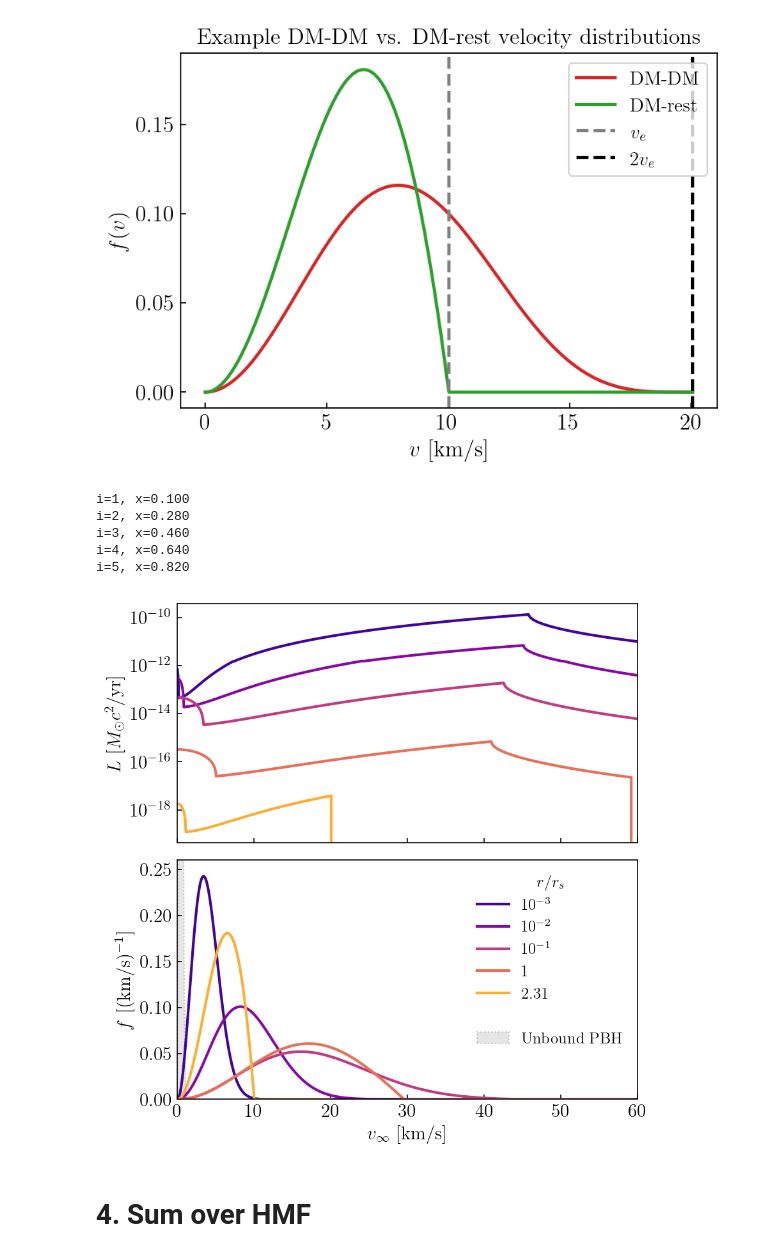
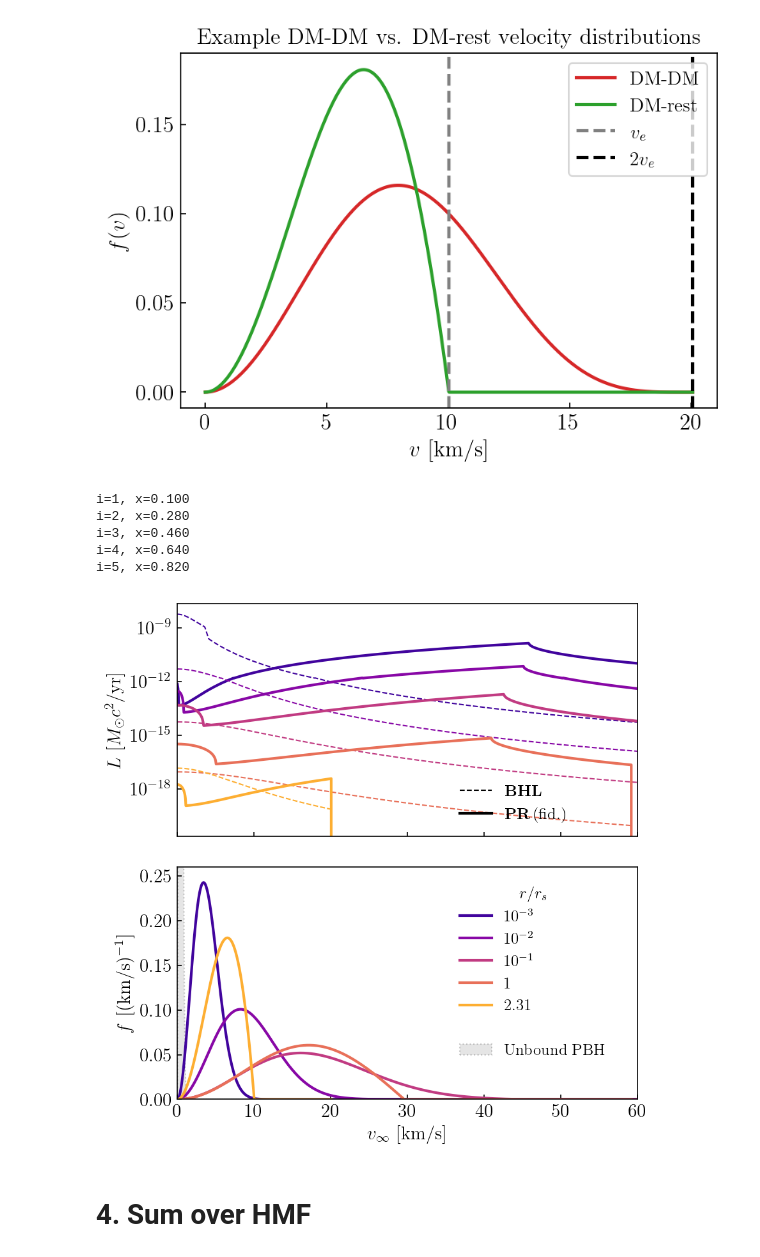
Before and after one commit to yitiansun/DM21cm, a Jupyter notebook: preprocessing/pbh_accretion/global.ipynb, the cells around one changed output. Drawn from its saved outputs; the diff is of its cells as text; code cells hidden in the pictures.

```diff
--- a/preprocessing/pbh_accretion/global.ipynb
+++ b/preprocessing/pbh_accretion/global.ipynb
@@ -189,6 +189,8 @@ r_s = 351.5423 pc
 r_delta = 902.0162 pc
 # %% [markdown]
 $$v_\text{rms}^2 = \frac{3kT}{m}\qquad c_\infty^2 = \frac{5kT}{3m}\quad\Rightarrow\quad c_\infty=\sqrt{\frac{5}{9}}~v_\text{rms}$$
+# %%
+am_cmp = PBHAccretionModel(accretion_type='BHL-ADAF', lambda_fudge=1e-2)
 # %%
 f_DM = cosmo.Odm0 / cosmo.Om0
 f_SM = cosmo.Ob0 / cosmo.Om0
@@ -199,6 +201,7 @@ r_list = [1e-4 * r_s, 1e-3 * r_s, 1e-2 * r_s, 1e-1 * r_s, r_s, 0.9 * r_delta]
 f_s_list = []
 v_km_s_list = []
 L_s_list = []
+L_cmp_s_list = []
 ffud_s_list = []
 fvar_s_list = []
 n_PBH_list = []
@@ -226,6 +229,8 @@ for r in r_list:
     v_km_s_list.append(v_km_s)
     L_s = am.L_func_v(m_PBH, rho_inf, v_km_s, c_inf, z)
     L_s_list.append(L_s)
+    L_cmp_s = am_cmp.L_func_v(m_PBH, rho_inf, v_km_s, c_inf, z)
+    L_cmp_s_list.append(L_cmp_s)
 
     fvar_s = dm_dm_v_rel_dist_unnorm(v_km_s, ve*KM_PER_PC, v0*KM_PER_PC)
     fvar_s /= jnp.trapz(fvar_s, v_km_s)
@@ -291,9 +296,12 @@ for i in range(1, len(r_list)):
     ax = axs[0]
     v_s_plot = list(v_km_s_list[i])
     L_s_plot = list(L_s_list[i] * unit_conversion)
+    L_cmp_s_plot = list(L_cmp_s_list[i] * unit_conversion)
     v_s_plot.append(v_s_plot[-1] + 1e-10)
     L_s_plot.append(0)
-    ax.plot(v_s_plot, L_s_plot, color=color, label=r_text[i])
+    L_cmp_s_plot.append(0)
+    ax.plot(v_s_plot, L_s_plot, color=color)
+    ax.plot(v_s_plot, L_cmp_s_plot, color=color, ls='--', lw=1)
     if show_var:
         ax.axvline(v_km_s_list[i][-1], color=color, ls='-', lw=1.)
     ax.set(ylabel=r'$L$ [$M_\odot c^2$/yr]')
@@ -304,38 +312,42 @@ for i in range(1, len(r_list)):
     # ax.plot(v_km_s_list[i], fvar_s_list[i], color=color, ls='--', lw=1.5, alpha=0.7)
     # ax.axvline(v_km_s_list[i][-1], color=color, ls='-', lw=1.)
     ax.set(xlabel=r'$v_\infty$ [km/s]', ylabel=r'$f$ [(km/s)$^{-1}$]')
+
+axs[0].plot(0, 0, color='k', lw=1., ls='--', label=r'$\textbf{BHL}$')
+axs[0].plot(0, 0, color='k', label=r'$\textbf{PR}\,\mathrm{(fid.)}$')
+axs[0].legend(frameon=False, loc=(0.6, 0.03))
 
 if show_var:
     axs[1].plot(-1, -1, color='gray', label=r'$\textbf{PR}$ (fid.)')
     axs[1].plot(-1, -1, color='gray', ls='--', lw=1.5, label=r'$\textbf{PR-}B$')
 else:
     axs[1].plot(-1, -1, color='w', alpha=0, label=' ')
 
 axs[1].fill_between(v_km_s, 0, fmb_s, ls=':', ec='k', fc='gray', alpha=0.2, lw=1, label='Unbound PBH')
 
 axs[1].set(xlim=(0, 60), ylim=(0, 0.26))
 
 if show_var:
     handles, labels = ax.get_legend_handles_labels()
     i1_s = [0, 1, 2, 3, 4] # indices for a0
     i2_s = [5, 6, 7] # indices for a1
     hl1 = [handles[i] for i in i1_s], [labels[i] for i in i1_s]
     hl2 = [handles[i] for i in i2_s], [labels[i] for i in i2_s]
     ax.add_artist(ax.legend(*hl1, loc=(0.40, 0.35), frameon=False, title=r'$r/r_s$'))
     ax.add_artist(ax.legend(*hl2, loc=(0.63, 0.54), frameon=False))
 else:
-    axs[1].legend(title=r'$r/r_s$', frameon=False)
+    axs[1].legend(title=r'$r/r_s$', frameon=False, loc=(0.6, 0.15))
 
 
 fig.tight_layout()
 fig.savefig('../../plotting/paper2/pbhacc-halo-L-f-v.pdf', bbox_inches='tight')
 # %% [output]
 i=1, x=0.100
 i=2, x=0.280
 i=3, x=0.460
 i=4, x=0.640
 i=5, x=0.820
-[figure, old version]
+[figure, new version]
 # %% [markdown]
 # 4. Sum over HMF
 # %%
```
Also changed, not shown: 6 other files.
